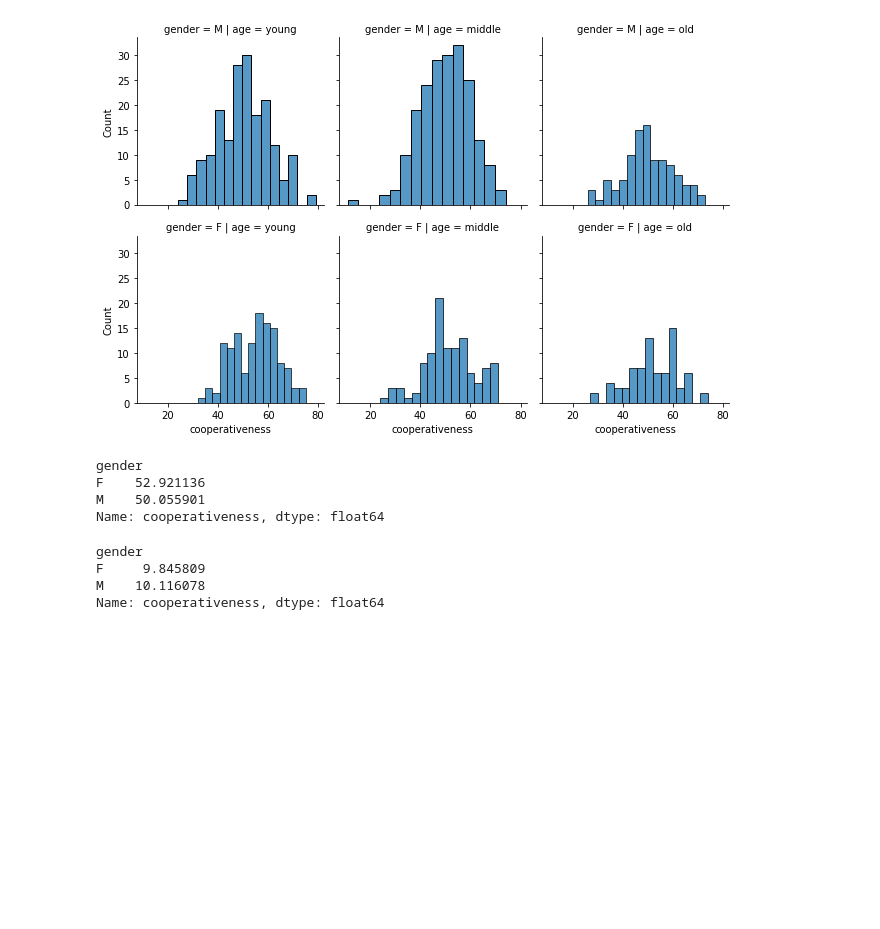
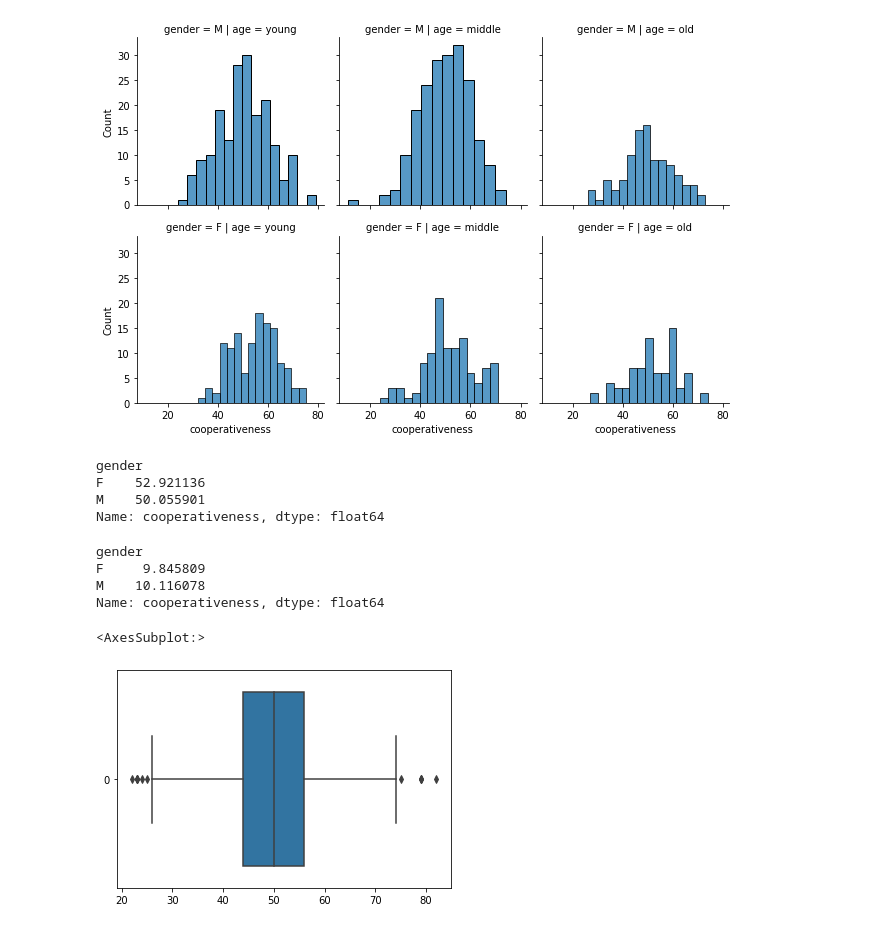
Before and after one commit to ceshmina/learn-statistical-modeling, a Jupyter notebook: work/multivariate/chapter1.ipynb, the cells around one changed output. Cells and saved outputs as stored; diff of their text form; code cells hidden in the pictures; blank space fills up the shorter version.

```diff
--- a/work/multivariate/chapter1.ipynb
+++ b/work/multivariate/chapter1.ipynb
@@ -135,3 +135,8 @@ gender
 F     9.845809
 M    10.116078
 Name: cooperativeness, dtype: float64
+# %%
+sns.boxplot(data=data['skill'], orient='h')
+# %% [output]
+<AxesSubplot:>
+[figure, added]
```
Also changed, not shown: parts of 18 cells of this notebook, 1 other file.
